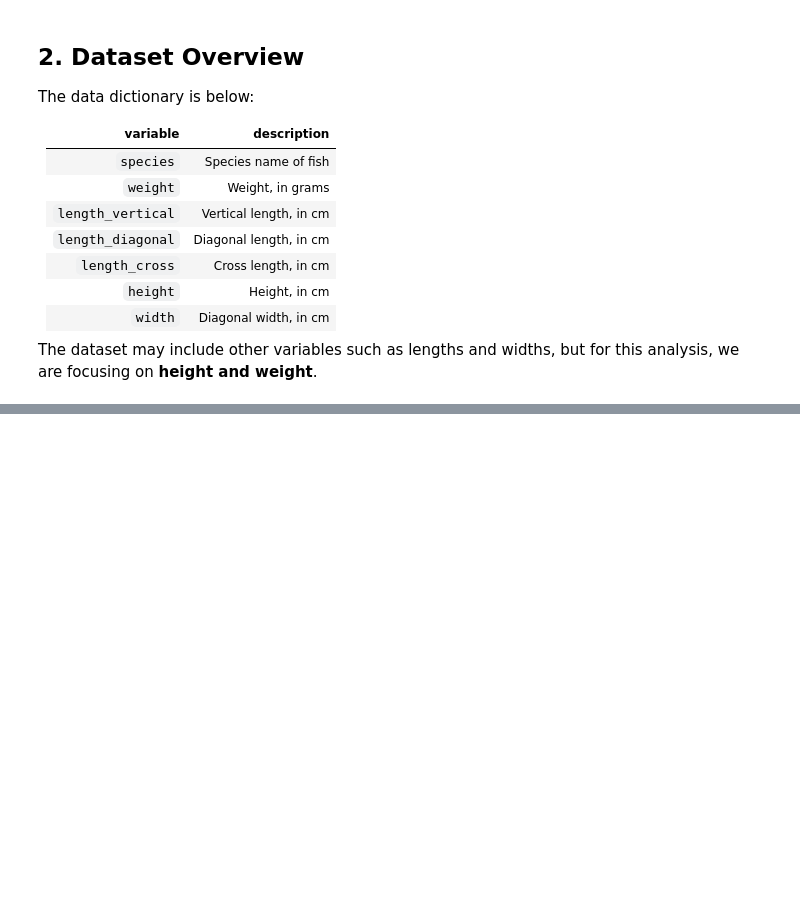
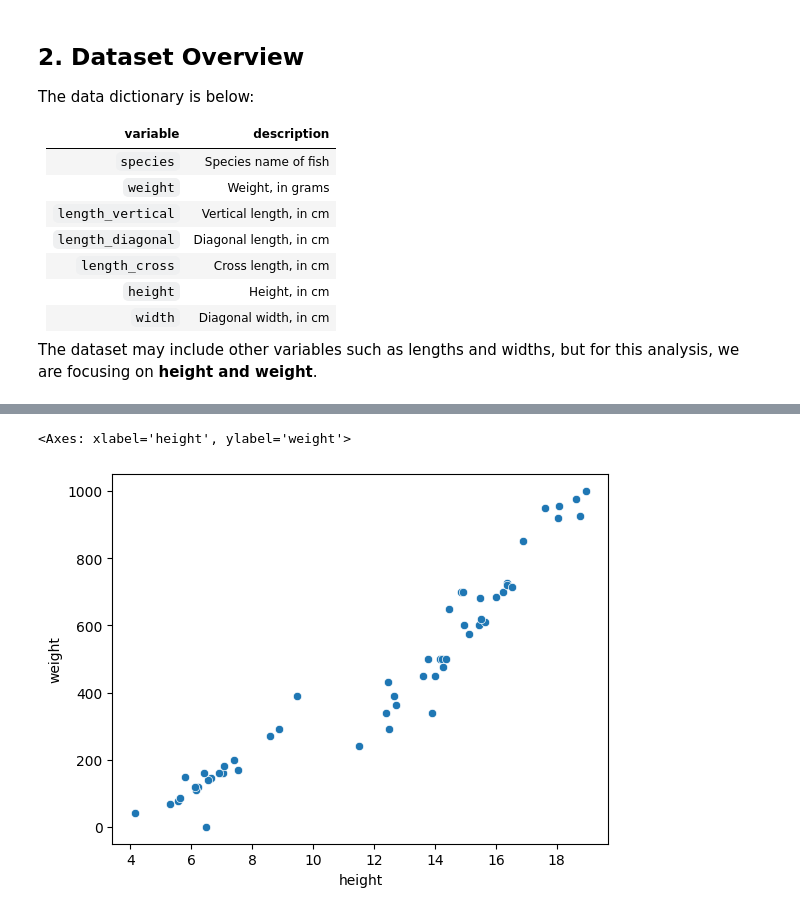
Before and after one commit to shashwatsinghds/MachineLearningProjects, a Jupyter notebook: FishDataset.ipynb, the cells around one changed output, grey strips where cells are left out. Saved outputs shown, nothing was run; the diff lists cells and outputs as text; code cells hidden in the pictures; blank space fills up the shorter version.

Commit message:
Added plotting data

```diff
--- a/FishDataset.ipynb
+++ b/FishDataset.ipynb
@@ -30,6 +30,6 @@ The data dictionary is below:
 The dataset may include other variables such as lengths and widths, but for this analysis, we are focusing on **height and weight**.
 # %%
 # Loading data
-df = pd.read_csv('data/fish.csv')
-df.head()
+fish = pd.read_csv('data/fish.csv')
+fish.head()
 # %% [output]
@@ -36,0 +72,5 @@ FileNotFoundError: [Errno 2] No such file or directory: 'data/fish_data.csv'
+# %%
+sns.scatterplot( data=fish, x='height',y='weight')
+# %% [output]
+<Axes: xlabel='height', ylabel='weight'>
+[figure, added]
```
Also changed, not shown: parts of 4 cells of this notebook.
